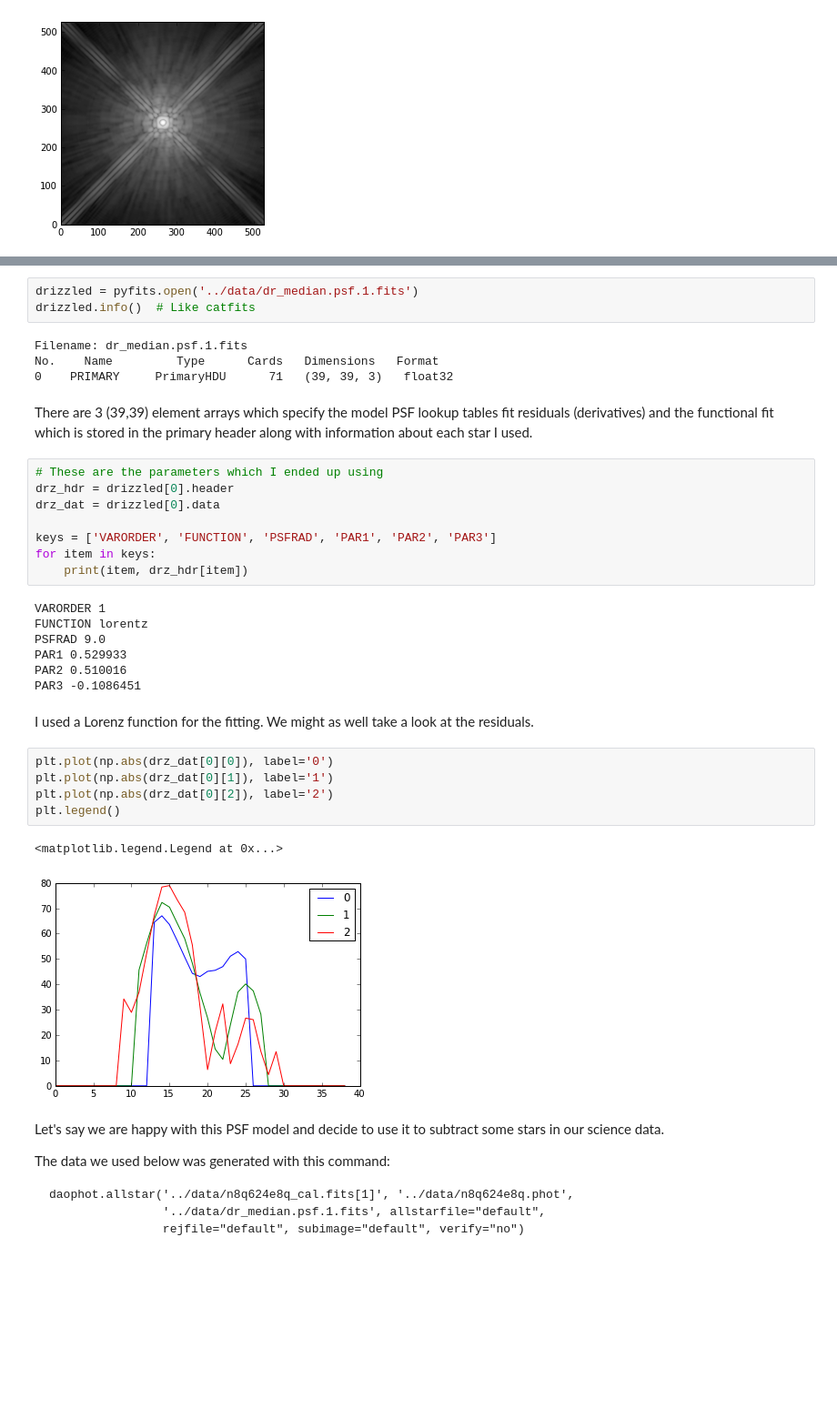
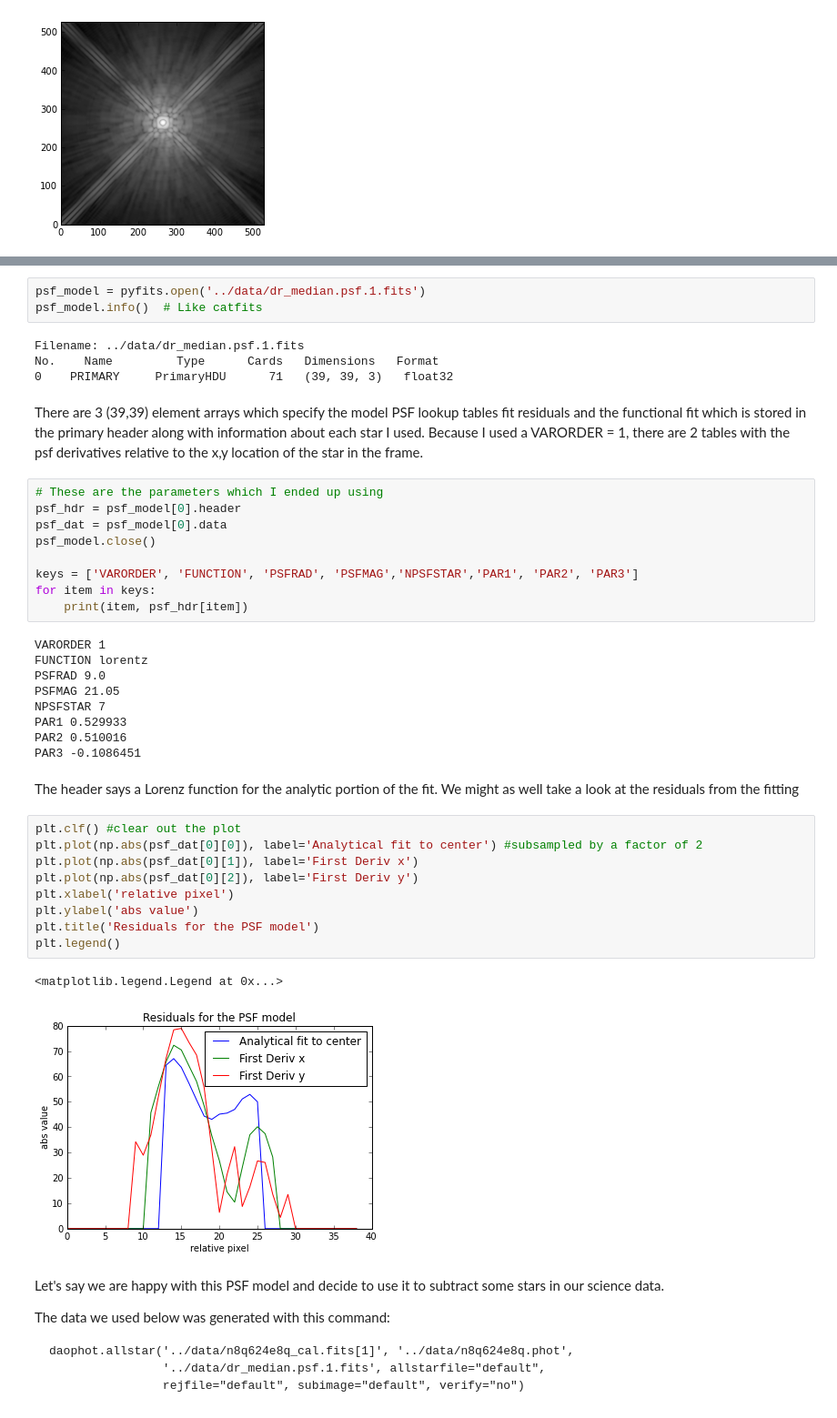
Before and after one commit to spacetelescope/scientific-python-training-2012, a Jupyter notebook: lecture_notebooks/Session4_phot_2.ipynb, the cells around one changed output, grey strips where cells are left out. Shown: that part at 91% size. Saved outputs shown, nothing was run; the diff lists cells and outputs as text; blank space fills up the shorter version.

```diff
--- a/lecture_notebooks/Session4_phot_2.ipynb
+++ b/lecture_notebooks/Session4_phot_2.ipynb
@@ -593,37 +589,44 @@ This one is a PSF generated from the drizzled NICMOS dataset using `daophot.psf`
 # %%
-drizzled = pyfits.open('../data/dr_median.psf.1.fits')
-drizzled.info()  # Like catfits
+psf_model = pyfits.open('../data/dr_median.psf.1.fits')
+psf_model.info()  # Like catfits
 # %% [output]
-Filename: dr_median.psf.1.fits
+Filename: ../data/dr_median.psf.1.fits
 No.    Name         Type      Cards   Dimensions   Format
 0    PRIMARY     PrimaryHDU      71   (39, 39, 3)   float32
 # %% [markdown]
-There are 3 (39,39) element arrays which specify the model PSF lookup tables fit residuals (derivatives) and the functional fit which is stored in the primary header along with information about each star I used.
+There are 3 (39,39) element arrays which specify the model PSF lookup tables fit residuals and the functional fit which is stored in the primary header along with information about each star I used. Because I used a VARORDER = 1, there are 2 tables with the psf derivatives relative to the x,y location of the star in the frame.
 # %%
 # These are the parameters which I ended up using
-drz_hdr = drizzled[0].header
-drz_dat = drizzled[0].data
+psf_hdr = psf_model[0].header
+psf_dat = psf_model[0].data
+psf_model.close()
 
-keys = ['VARORDER', 'FUNCTION', 'PSFRAD', 'PAR1', 'PAR2', 'PAR3']
+keys = ['VARORDER', 'FUNCTION', 'PSFRAD', 'PSFMAG','NPSFSTAR','PAR1', 'PAR2', 'PAR3']
 for item in keys:
-    print(item, drz_hdr[item])
+    print(item, psf_hdr[item])
 # %% [output]
 VARORDER 1
 FUNCTION lorentz
 PSFRAD 9.0
+PSFMAG 21.05
+NPSFSTAR 7
 PAR1 0.529933
 PAR2 0.510016
 PAR3 -0.1086451
 # %% [markdown]
-I used a Lorenz function for the fitting. We might as well take a look at the residuals.
+The header says a Lorenz function for the analytic portion of the fit. We might as well take a look at the residuals from the fitting
-# %%
-plt.plot(np.abs(drz_dat[0][0]), label='0')
-plt.plot(np.abs(drz_dat[0][1]), label='1')
-plt.plot(np.abs(drz_dat[0][2]), label='2')
-plt.legend()
-# %% [output]
-<matplotlib.legend.Legend at 0x...>
-[figure, removed]
+# %%
+plt.clf() #clear out the plot
+plt.plot(np.abs(psf_dat[0][0]), label='Analytical fit to center') #subsampled by a factor of 2
+plt.plot(np.abs(psf_dat[0][1]), label='First Deriv x')
+plt.plot(np.abs(psf_dat[0][2]), label='First Deriv y')
+plt.xlabel('relative pixel')
+plt.ylabel('abs value')
+plt.title('Residuals for the PSF model')
+plt.legend()
+# %% [output]
+<matplotlib.legend.Legend at 0x...>
+[figure, added]
 # %% [markdown]
 Let's say we are happy with this PSF model and decide to use it to subtract some stars in our science data.
 
```
Also changed, not shown: parts of 44 cells of this notebook.
